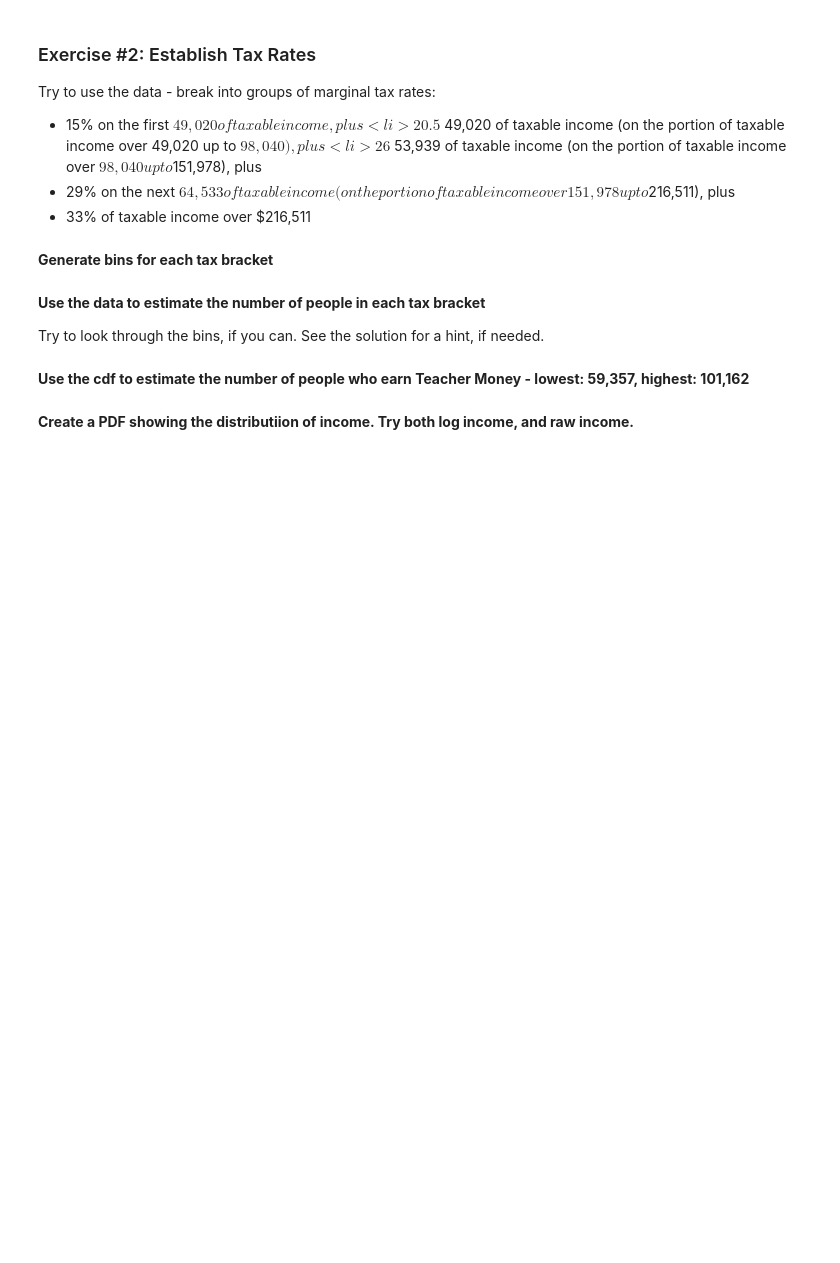
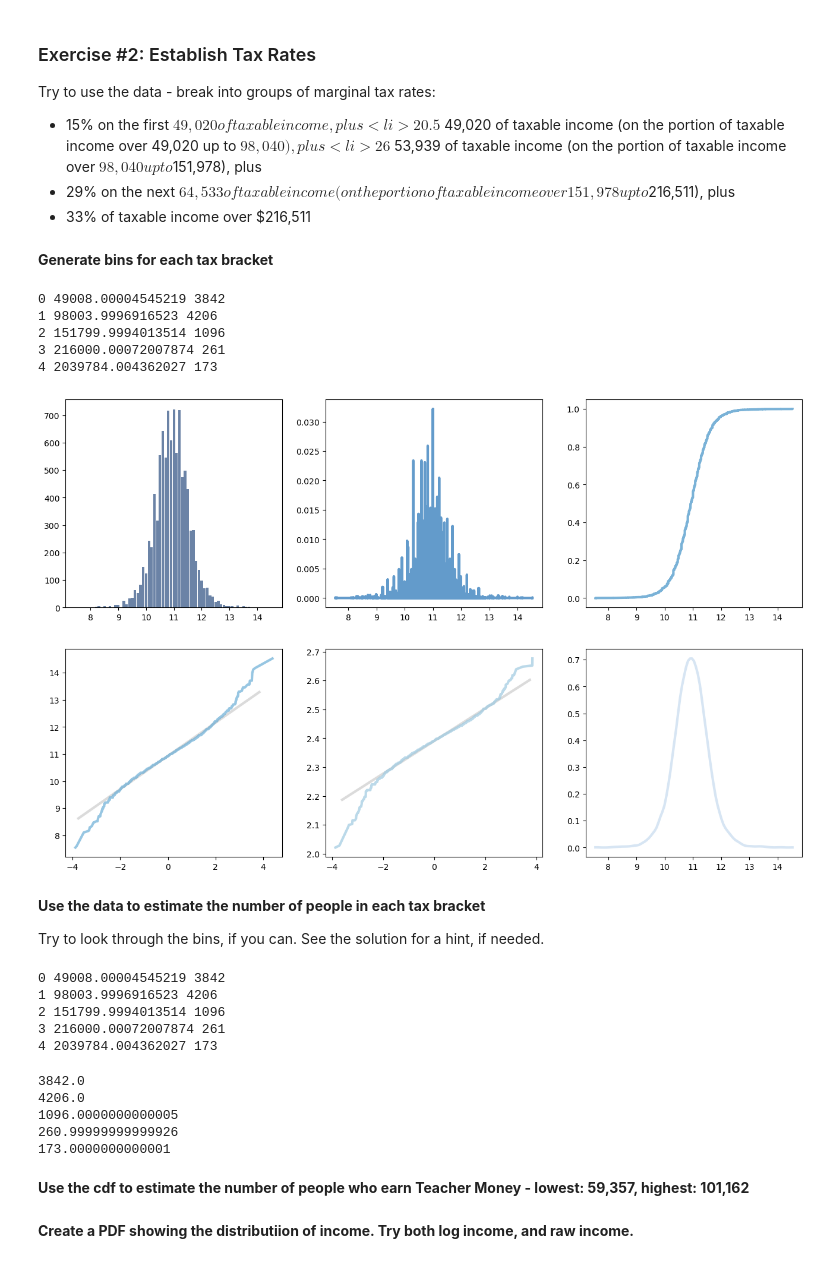
Before and after one commit to Pizza1119/Basic_Stats_in_Python_Student_Workbooks, a Jupyter notebook: 010_PDF.ipynb, the cells around one changed output. Saved outputs shown, nothing was run; the diff lists cells and outputs as text; code cells hidden in the pictures; blank space fills up the shorter version.

```diff
--- a/010_PDF.ipynb
+++ b/010_PDF.ipynb
@@ -255,5 +281,21 @@ Try to use the data - break into groups of marginal tax rates:
+# %%
+brackets = np.array([49020, 98041, 151978, 216511])
+bindices = np.digitize(df["income"], brackets)
+income_groups = df.groupby(bindices)
+for i, group in income_groups:
+    print(i, group["income"].max(), len(group))
+# %% [output]
+0 49008.00004545219 3842
+1 98003.9996916523 4206
+2 151799.9994013514 1096
+3 216000.00072007874 261
+4 2039784.004362027 173
 # %%
 #Create the 6 graph set of graphs for original log income
+
+bigGraph(df, "log.annual.inc")
+# %% [output]
+[figure, added]
 # %% [markdown]
 <b>Use the data to estimate the number of people in each tax bracket</b>
 
@@ -263,3 +303,27 @@ Try to look through the bins, if you can. See the solution for a hint, if needed
+# %%
+for i, group in income_groups:
+    print(i, group["income"].max(), len(group))
+# %% [output]
+0 49008.00004545219 3842
+1 98003.9996916523 4206
+2 151799.9994013514 1096
+3 216000.00072007874 261
+4 2039784.004362027 173
+# %%
+# count numbers in each bracket
+cdf_income = thinkstats2.Cdf(df["income"])
+
+print(cdf_income.PercentileRank(49020) / 100 * df.shape[0])
+print((cdf_income.PercentileRank(98041) - cdf_income.PercentileRank(49020)) / 100 * df.shape[0])
+print((cdf_income.PercentileRank(151978) - cdf_income.PercentileRank(98041)) / 100 * df.shape[0])
+print((cdf_income.PercentileRank(216511) - cdf_income.PercentileRank(151978)) / 100 * df.shape[0])
+print((100 - cdf_income.PercentileRank(216511)) / 100 * df.shape[0])
+# %% [output]
+3842.0
+4206.0
+1096.0000000000005
+260.99999999999926
+173.0000000000001
 # %% [markdown]
 <b>Use the cdf to estimate the number of people who earn Teacher Money - lowest: 59,357, highest: 101,162</b>
 # %%
```
Also changed, not shown: parts of 7 cells of this notebook, 1 other file.
